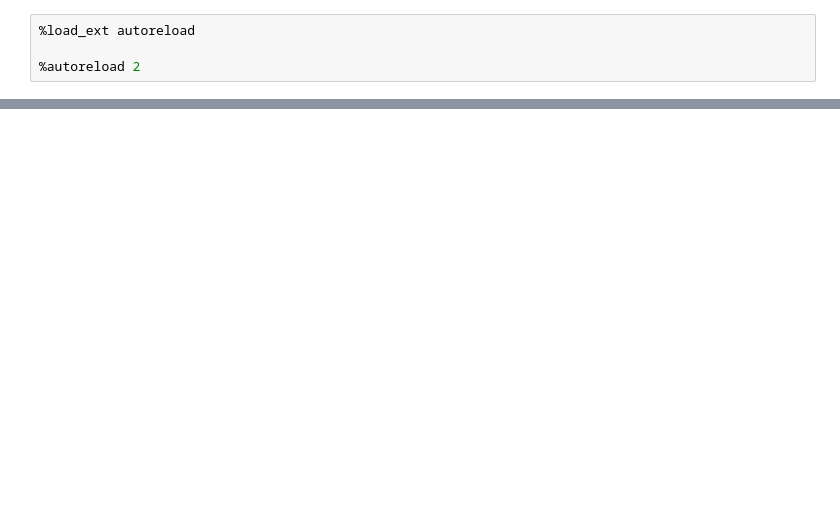
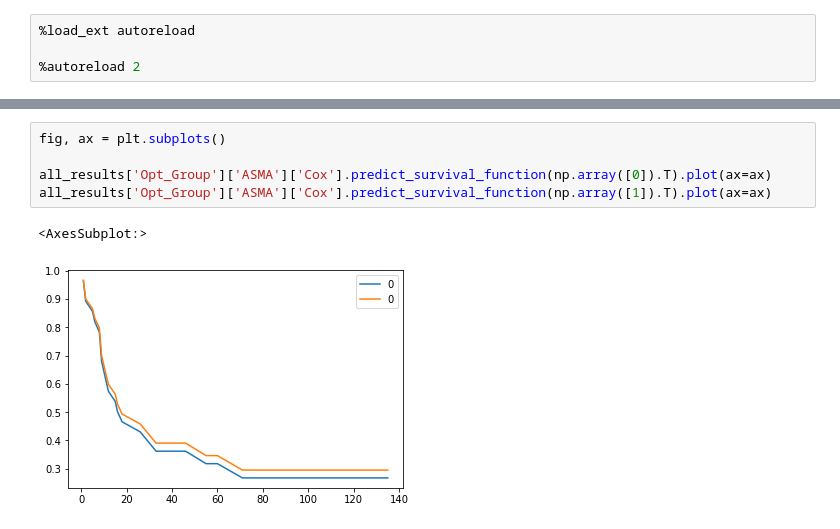
Before and after one commit to c-whitley/PHD, a Jupyter notebook: December_Prognosis/Plotting.ipynb, the cells around one changed output, grey strips where cells are left out. Drawn from its saved outputs; the diff is of its cells as text; blank space fills up the shorter version.

```diff
--- a/December_Prognosis/Plotting.ipynb
+++ b/December_Prognosis/Plotting.ipynb
@@ -18,0 +181,8 @@ from sklearn.metrics import roc_auc_score, roc_curve, precision_recall_curve, f1
+# %%
+fig, ax = plt.subplots()
+
+all_results['Opt_Group']['ASMA']['Cox'].predict_survival_function(np.array([0]).T).plot(ax=ax)
+all_results['Opt_Group']['ASMA']['Cox'].predict_survival_function(np.array([1]).T).plot(ax=ax)
+# %% [output]
+<AxesSubplot:>
+[figure, added]
```
Also changed, not shown: parts of 26 cells of this notebook, 51 other files.
